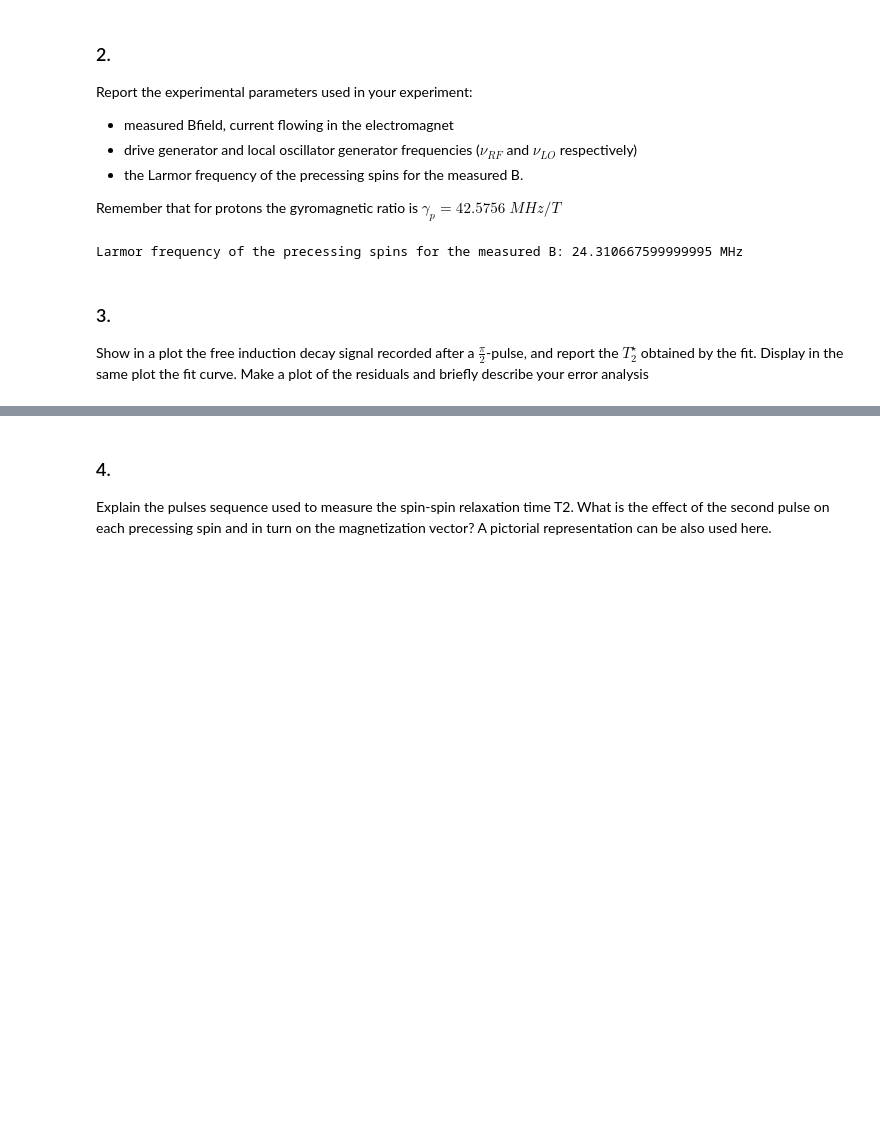
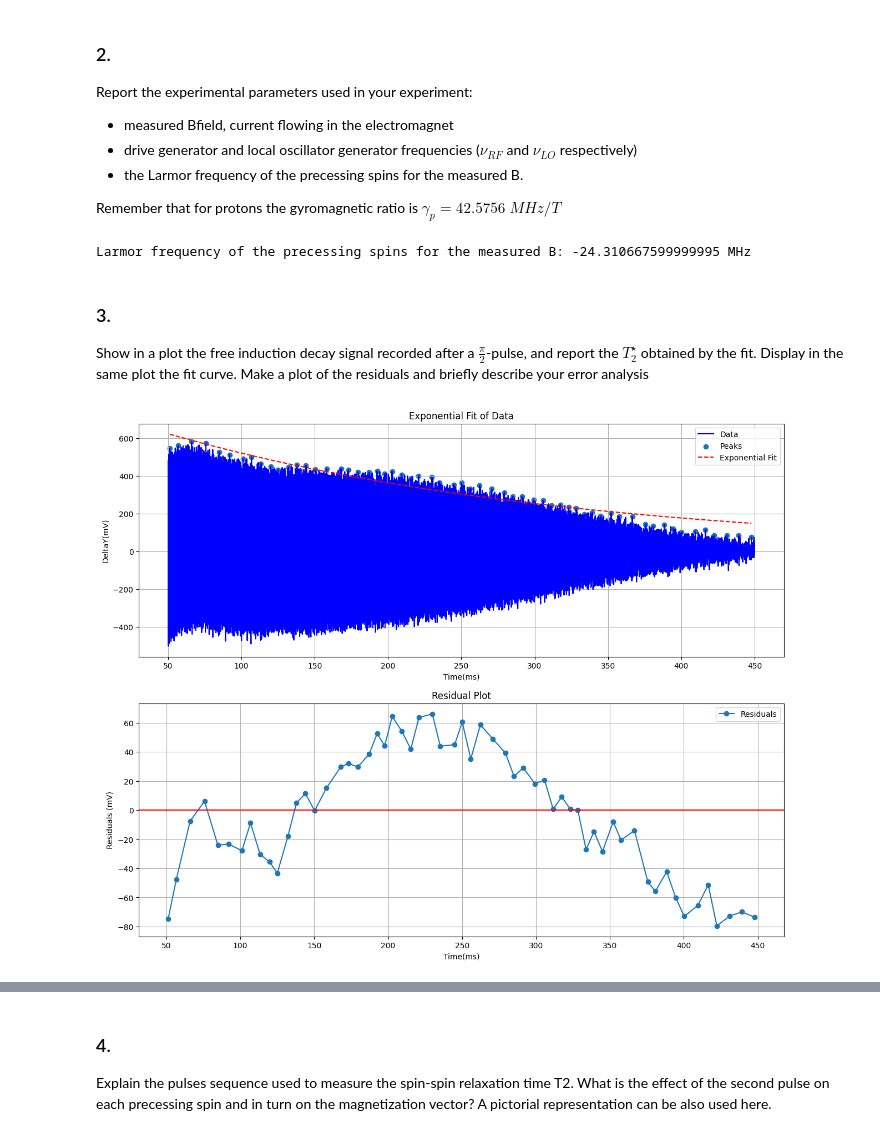
Before and after one commit to sdracia/Quantum-Hardware, a Jupyter notebook: project.ipynb, the cells around one changed output, grey strips where cells are left out. Drawn from its saved outputs; the diff is of its cells as text; code cells hidden in the pictures; blank space fills up the shorter version.

```diff
--- a/project.ipynb
+++ b/project.ipynb
@@ -56,15 +58,57 @@ flowing_current = 8.89
 rf_frequency = 24.33
 lo_frequency = 24.3085
 
-larmor_frequency = measured_Bfield * gyromag_ratio
+larmor_frequency = - measured_Bfield * gyromag_ratio
 
 print(f"Larmor frequency of the precessing spins for the measured B: {larmor_frequency * 10**-6} MHz")
 # %% [output]
-Larmor frequency of the precessing spins for the measured B: 24.310667599999995 MHz
+Larmor frequency of the precessing spins for the measured B: -24.310667599999995 MHz
 # %% [markdown]
 ### 3\.
 
 Show in a plot the free induction decay signal recorded after a $\frac{\pi}{2}$-pulse, and report the $T^{⋆}_2$ obtained by the fit. Display in the same plot the fit curve. Make a plot of the residuals and briefly describe your error analysis
+# %%
+def exponential_func(x, a, tau):
+    return a * np.exp(-x / tau)
+
+fid_signal = pd.read_csv("File10/File10_fid.csv", skiprows=177000, skipfooter= 815000, engine="python")
+fid_signal.iloc[:, 0] *= 10e5
+fid_signal.iloc[:, 1] *= 10e2
+fid_signal.columns = ["Time(ms)", "DeltaY(mV)"]
+
+fig, axes = plt.subplots(nrows=2, ncols=1, figsize=(15, 12))
+
+# Find peaks and perform exponential fit
+peaks_ind, _ = find_peaks(fid_signal.iloc[:, 1], height=0, prominence=0.5, distance=100)
+x_peaks = fid_signal.iloc[:, 0][peaks_ind]
+peaks = fid_signal.iloc[:, 1][peaks_ind]
+popt, pcov = curve_fit(exponential_func, x_peaks, peaks, p0=[600, 200])
+std_dev_T2 = np.sqrt(pcov[1, 1])
+
+# Plot the exponential fit on the first subplot
+axes[0].plot(fid_signal.iloc[:, 0], fid_signal.iloc[:, 1], label='Data', color = "blue")
+axes[0].scatter(x_peaks, peaks, label='Peaks', marker='o')
+axes[0].plot(x_peaks, exponential_func(x_peaks, *popt), label='Exponential Fit', color = "red", linestyle='--')
+axes[0].set_xlabel("Time(ms)")
+axes[0].set_ylabel("DeltaY(mV)")
+axes[0].set_title('Exponential Fit of Data')
+axes[0].legend()
+axes[0].grid(True)
+
+# Calculate the fitted values and residuals
+fitted_values = exponential_func(x_peaks, *popt)
+residuals = peaks - fitted_values
+
+# Plot the residuals on the second subplot
+axes[1].plot(x_peaks, residuals, label='Residuals', marker='o')
+axes[1].axhline(y=0, color='r', linestyle='-')  # Add horizontal line at y=0 for reference
+axes[1].set_xlabel(fid_signal.columns[0])
+axes[1].set_ylabel('Residuals (mV)')
+axes[1].set_title('Residual Plot')
+axes[1].legend()
+axes[1].grid(True)
+# %% [output]
+[figure, added]
 # %%
 # Define the function for exponential fit
 def exponential_func(x, a, tau):
```
Also changed, not shown: parts of 7 cells of this notebook, 1 other file.
